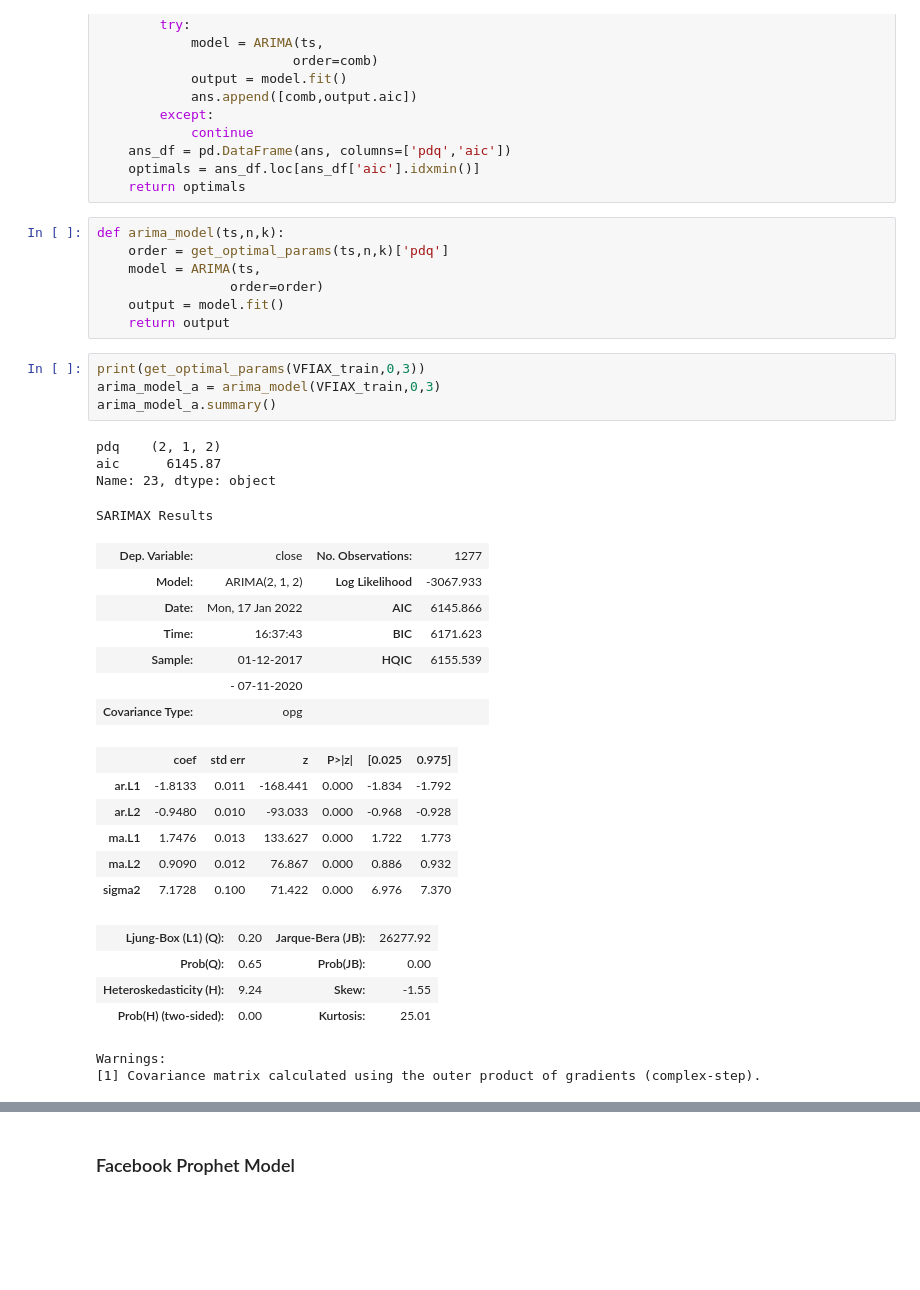
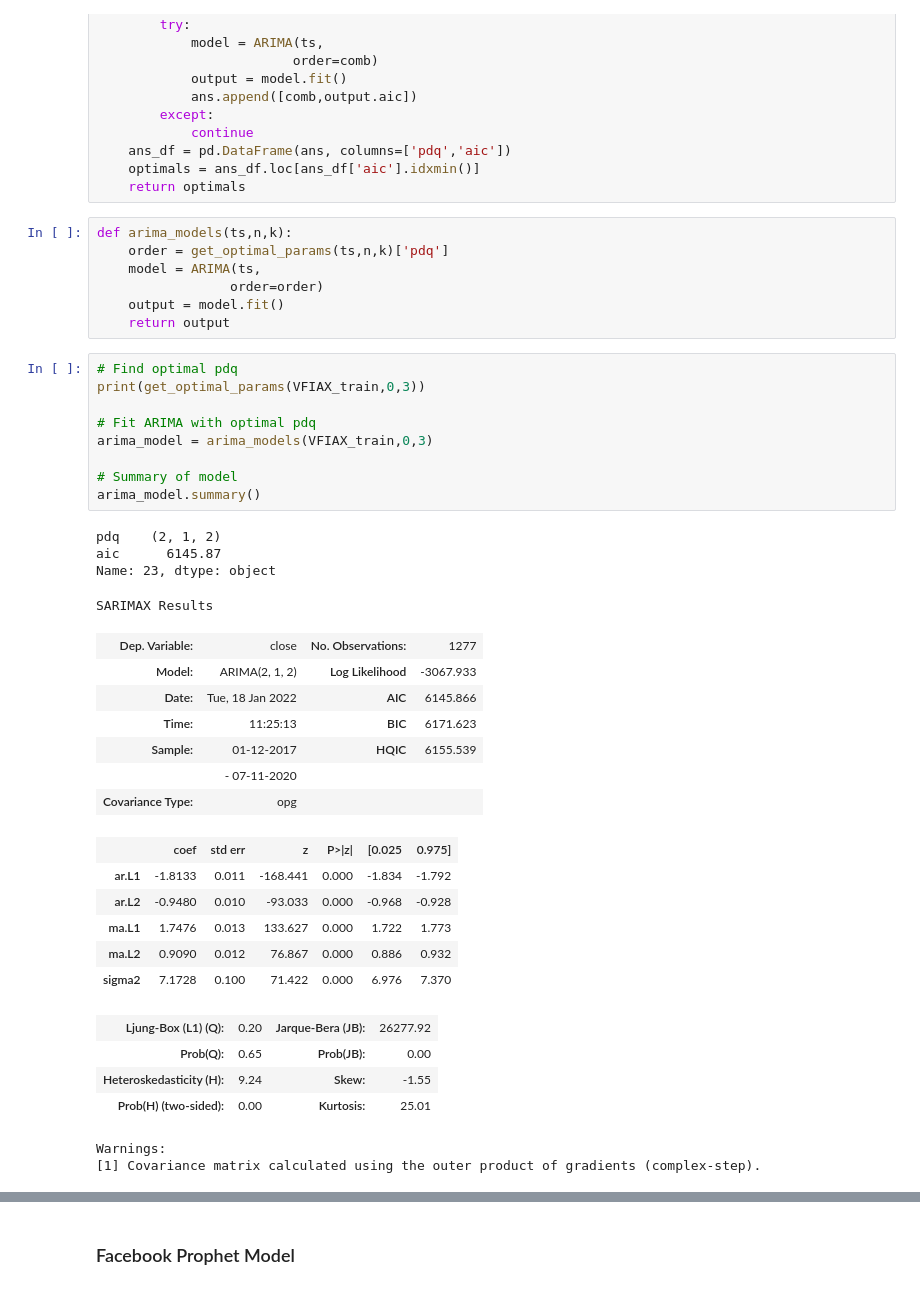
Before and after one commit to j-vasquez21/Stock-Forecasting, a Jupyter notebook: first_notebook.ipynb, the cells around one changed output, grey strips where cells are left out. Saved outputs shown, nothing was run; the diff lists cells and outputs as text; blank space fills up the shorter version.

Commit message:
Adding Models

```diff
--- a/first_notebook.ipynb
+++ b/first_notebook.ipynb
@@ -557,25 +620,30 @@ def get_optimal_params(ts,n,k):
     optimals = ans_df.loc[ans_df['aic'].idxmin()]
     return optimals
 # %%
-def arima_model(ts,n,k):
+def arima_models(ts,n,k):
     order = get_optimal_params(ts,n,k)['pdq']
     model = ARIMA(ts,
                  order=order)
     output = model.fit()
     return output
 # %%
+# Find optimal pdq
 print(get_optimal_params(VFIAX_train,0,3))
-arima_model_a = arima_model(VFIAX_train,0,3)
-arima_model_a.summary()
+
+# Fit ARIMA with optimal pdq
+arima_model = arima_models(VFIAX_train,0,3)
+
+# Summary of model
+arima_model.summary()
 # %% [output]
 pdq    (2, 1, 2)
 aic      6145.87
 Name: 23, dtype: object
 SARIMAX Results
 | Dep. Variable: | close | No. Observations: | 1277 |
 | Model: | ARIMA(2, 1, 2) | Log Likelihood | -3067.933 |
-| Date: | Mon, 17 Jan 2022 | AIC | 6145.866 |
-| Time: | 16:37:43 | BIC | 6171.623 |
+| Date: | Tue, 18 Jan 2022 | AIC | 6145.866 |
+| Time: | 11:25:13 | BIC | 6171.623 |
 | Sample: | 01-12-2017 | HQIC | 6155.539 |
 |  | - 07-11-2020 |  |  |
 | Covariance Type: | opg |  |  |
```
Also changed, not shown: parts of 56 cells of this notebook, 13 other files.
